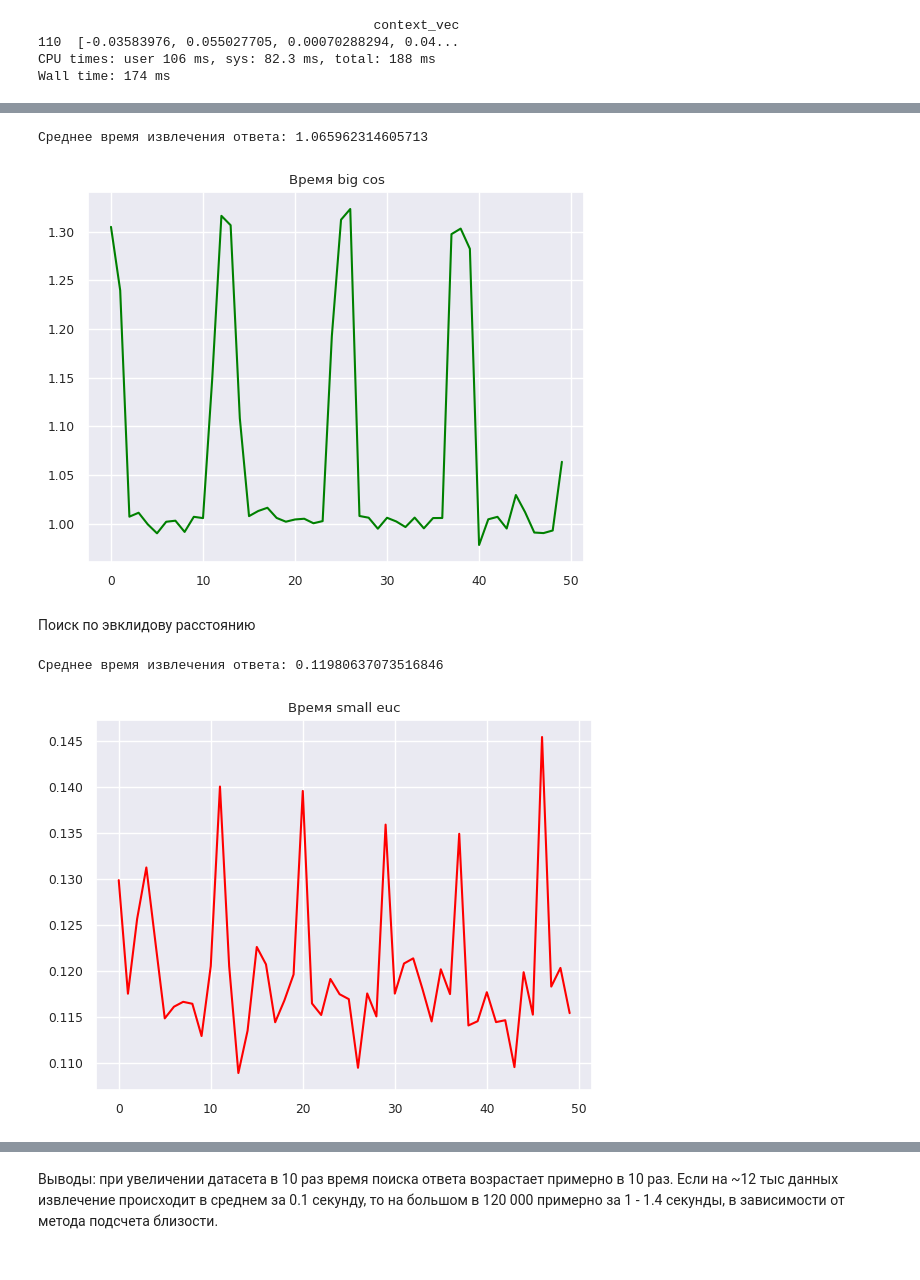
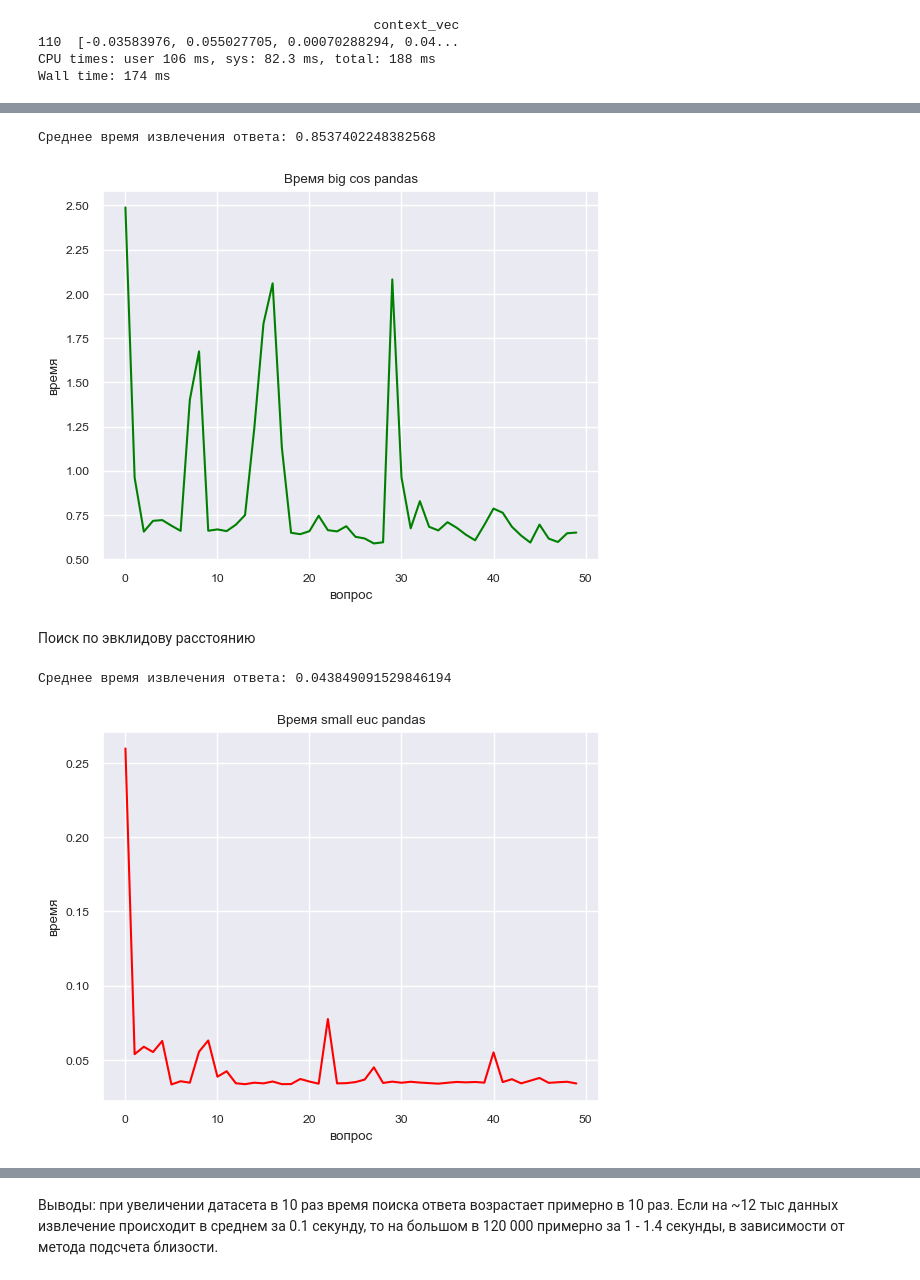
Before and after one commit to AI-YP-24-55-36/team_55_rag_qa, a Jupyter notebook: ipynb_baseline/[experiments][RAG][_neural_bridge_rag_dataset_12000_].ipynb, the cells around one changed output, grey strips where cells are left out. Drawn from its saved outputs; the diff is of its cells as text; code cells hidden in the pictures.

```diff
--- a/ipynb_baseline/[experiments][RAG][_neural_bridge_rag_dataset_12000_].ipynb
+++ b/ipynb_baseline/[experiments][RAG][_neural_bridge_rag_dataset_12000_].ipynb
@@ -714,6 +704,9 @@ big
 # %% [markdown]
 Теперь протестируем время поиска и извлечения релевантного ответа по большому датасету
 Ранее искали по 11983 строкам, теперь по 111 983 строкам
+# %%
+# Словарь для сохранения времени для сравнительной таблицы
+result_time = {}
 # %%
 # Тестовый набор векторов (берем 50 случайных вопросов)
 qq =  df_w2v_1536.question.sample(50, random_state=42).to_list()
@@ -762,6 +755,9 @@ def test(qq, df, method):
 sns.set_theme(palette ='pastel', font_scale=0.8)
 t =  test(vectors, small, 'cos')
 mean = sum(t)/len(t)
+result_time['small_cos_pandas'] = mean
 print('Среднее время извлечения ответа:', mean)
-sns.lineplot(t, color="red").set_title("Время small cos");
+sns.lineplot(t, color="red").set_title("Время small cos pandas")
+plt.xlabel('вопрос')
+plt.ylabel('время');
 # %% [output]
@@ -780,24 +776,28 @@ Wall time: 1.4 s
 # %%
 # Протестируем время извлечения ответов на 50 значениях + большой датасет
-
-sns.set_theme(palette ='pastel', font_scale=0.8)
 t =  test(vectors, big, 'cos')
 mean = sum(t)/len(t)
+result_time['big_cos_pandas'] = mean
 print('Среднее время извлечения ответа:', mean)
-sns.lineplot(t, color="green").set_title("Время big cos");
+sns.lineplot(t, color="green").set_title("Время big cos pandas")
+plt.xlabel('вопрос')
+plt.ylabel('время');
 # %% [output]
-Среднее время извлечения ответа: 1.065962314605713
+Среднее время извлечения ответа: 0.8537402248382568
-[figure, old version]
+[figure, new version]
 # %% [markdown]
 Поиск по эвклидову расстоянию
 # %%
 t =  test(vectors, small, 'euc')
 mean = sum(t)/len(t)
+result_time['small_euc_pandas'] = mean
 print('Среднее время извлечения ответа:', mean)
-sns.lineplot(t, color = 'red').set_title("Время small euc");
+sns.lineplot(t, color = 'red').set_title("Время small euc pandas")
+plt.xlabel('вопрос')
+plt.ylabel('время');
 # %% [output]
-Среднее время извлечения ответа: 0.11980637073516846
+Среднее время извлечения ответа: 0.043849091529846194
-[figure, old version]
+[figure, new version]
 # %%
 t =  test(vectors, big, 'euc')
 mean = sum(t)/len(t)
```
Also changed, not shown: parts of 89 cells of this notebook.
